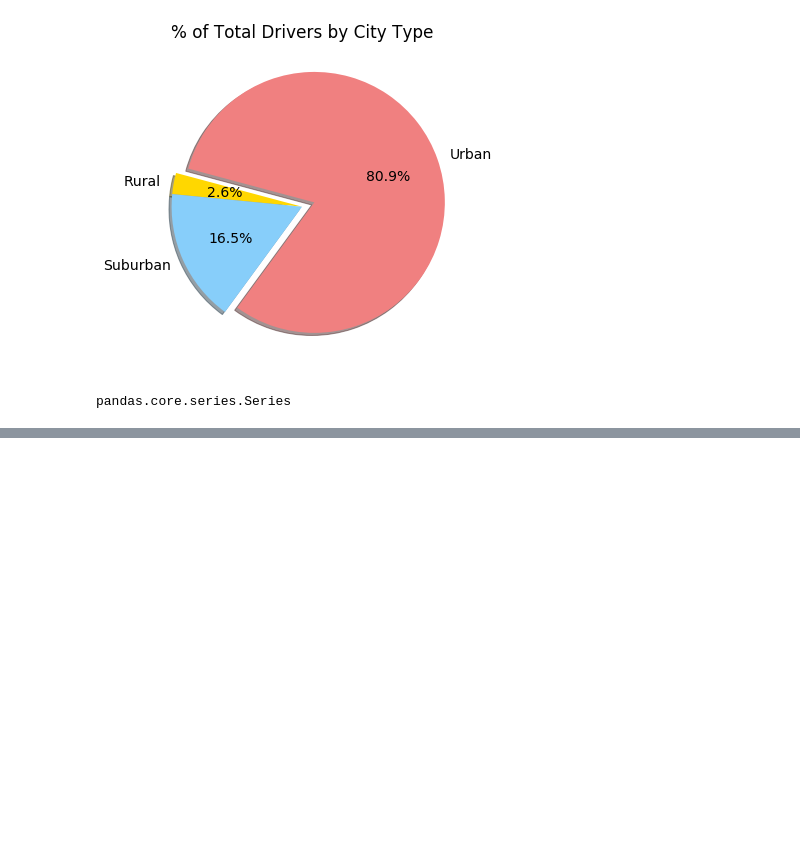
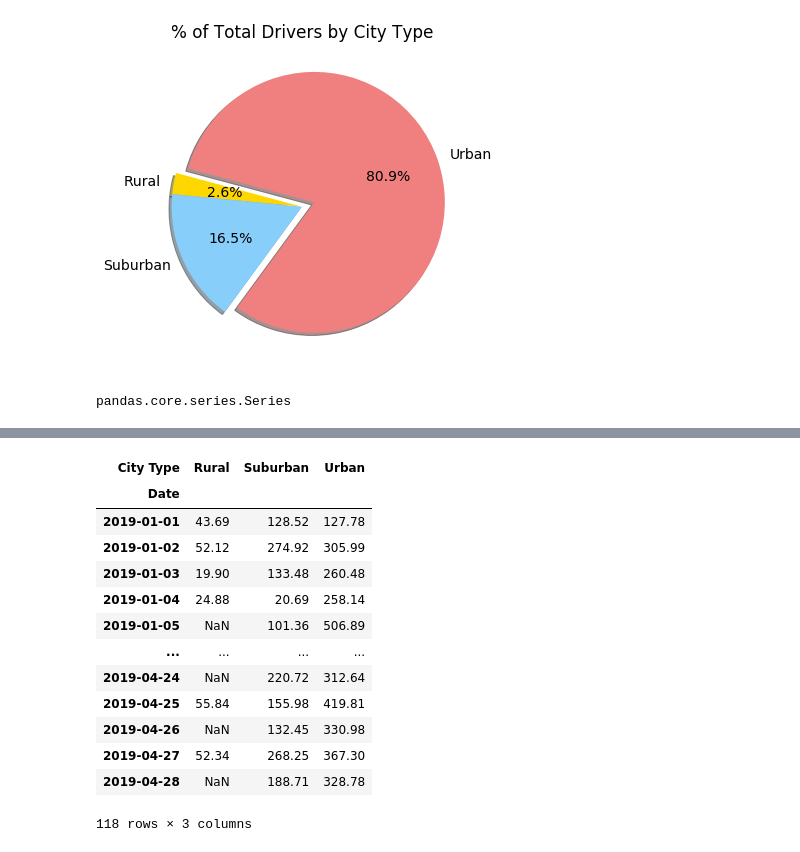
Before and after one commit to CocoLB/05-Pyber_Analysis, a Jupyter notebook: PyBer.ipynb, the cells around one changed output, grey strips where cells are left out. Saved outputs shown, nothing was run; the diff lists cells and outputs as text; code cells hidden in the pictures; blank space fills up the shorter version.

```diff
--- a/PyBer.ipynb
+++ b/PyBer.ipynb
@@ -987,0 +1091,19 @@ summary_df
+# %%
+# create a new DF on given dates
+pyber_2019_jan_apr_df = pyber_pivot_df.loc['2019-01-01':'2019-04-28']
+pyber_2019_jan_apr_df
+# %% [output]
+| City Type | Rural | Suburban | Urban |
+| Date |  |  |  |
+| 2019-01-01 | 43.69 | 128.52 | 127.78 |
+| 2019-01-02 | 52.12 | 274.92 | 305.99 |
+| 2019-01-03 | 19.90 | 133.48 | 260.48 |
+| 2019-01-04 | 24.88 | 20.69 | 258.14 |
+| 2019-01-05 | NaN | 101.36 | 506.89 |
+| ... | ... | ... | ... |
+| 2019-04-24 | NaN | 220.72 | 312.64 |
+| 2019-04-25 | 55.84 | 155.98 | 419.81 |
+| 2019-04-26 | NaN | 132.45 | 330.98 |
+| 2019-04-27 | 52.34 | 268.25 | 367.30 |
+| 2019-04-28 | NaN | 188.71 | 328.78 |
+118 rows × 3 columns
```
Also changed, not shown: parts of 9 cells of this notebook, 1 other file.
